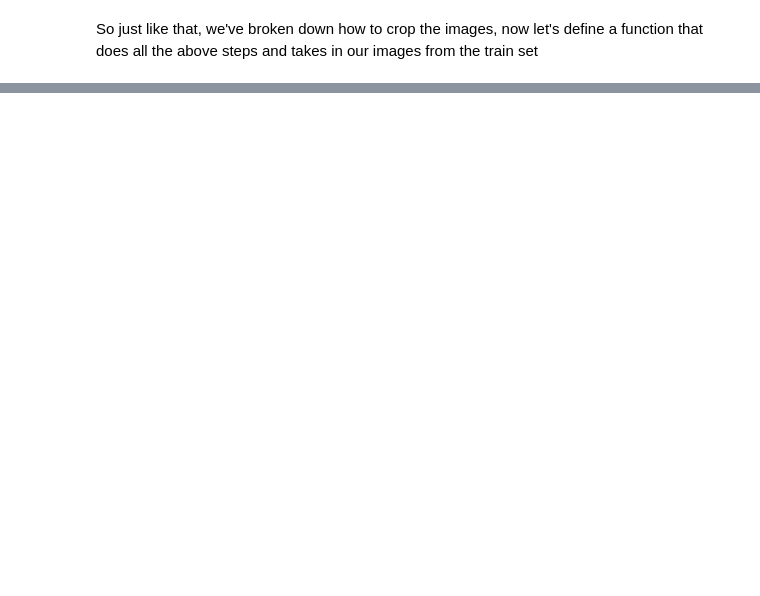
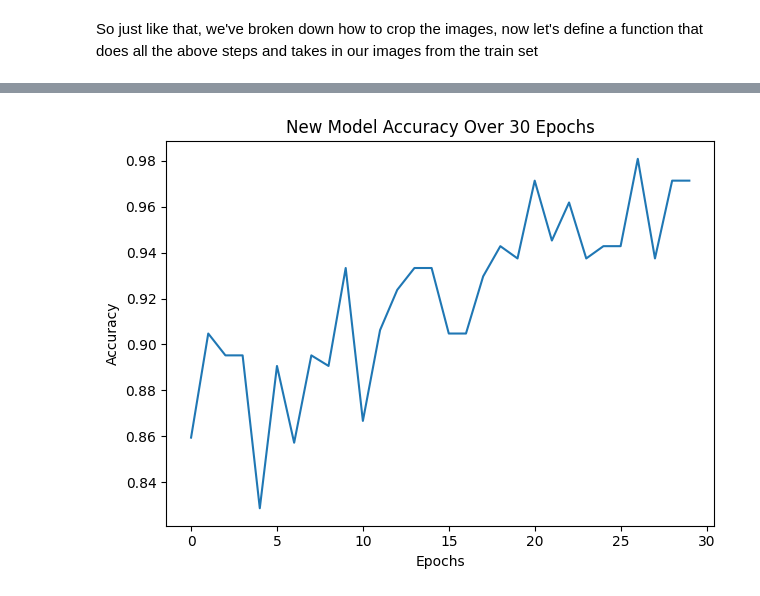
Before and after one commit to Qamil-Mirza/My-Data-Projects, a Jupyter notebook: Tumor-Classification/tumor-classifier.ipynb, the cells around one changed output, grey strips where cells are left out. Cells and saved outputs as stored; diff of their text form; code cells hidden in the pictures; blank space fills up the shorter version.

```diff
--- a/Tumor-Classification/tumor-classifier.ipynb
+++ b/Tumor-Classification/tumor-classifier.ipynb
@@ -327,0 +539,17 @@ crop_image('./train/', ADD_PIXELS=10)
+# %%
+# Create a separate model because I don't want to alter the base model :)
+new_model = models.Sequential([
+    layers.Conv2D(64, (3, 3), activation='relu', input_shape=(img_width, img_height, 3)),
+    layers.MaxPooling2D((2, 2)),
+    layers.Conv2D(64, (3, 3), activation='relu'),
+    layers.MaxPooling2D((2, 2)),
+    layers.Conv2D(128, (3, 3), activation='relu'),
+    layers.MaxPooling2D((2, 2)),
+    layers.Flatten(),
+    layers.Dense(128, activation='relu'),
+    layers.Dense(1, activation='sigmoid')
+])
+
+new_model.compile(optimizer='adam', loss='binary_crossentropy', metrics=['accuracy'])
+
+new_model.summary()
@@ -327,0 +574,7 @@ crop_image('./train/', ADD_PIXELS=10)
+# %%
+# let's train the new model
+new_model_train_history = new_model.fit(
+    processed_train_generator,
+    steps_per_epoch=processed_train_generator.samples // batch_size,
+    epochs=30
+)
@@ -327,0 +599,9 @@ crop_image('./train/', ADD_PIXELS=10)
+# %%
+plt.plot(new_model_train_history.history['accuracy'])
+plt.title('New Model Accuracy Over 30 Epochs')
+plt.xlabel('Epochs')
+plt.ylabel('Accuracy')
+plt.tight_layout()
+plt.show()
+# %% [output]
+[figure, added]
```
Also changed, not shown: parts of 27 cells of this notebook.
